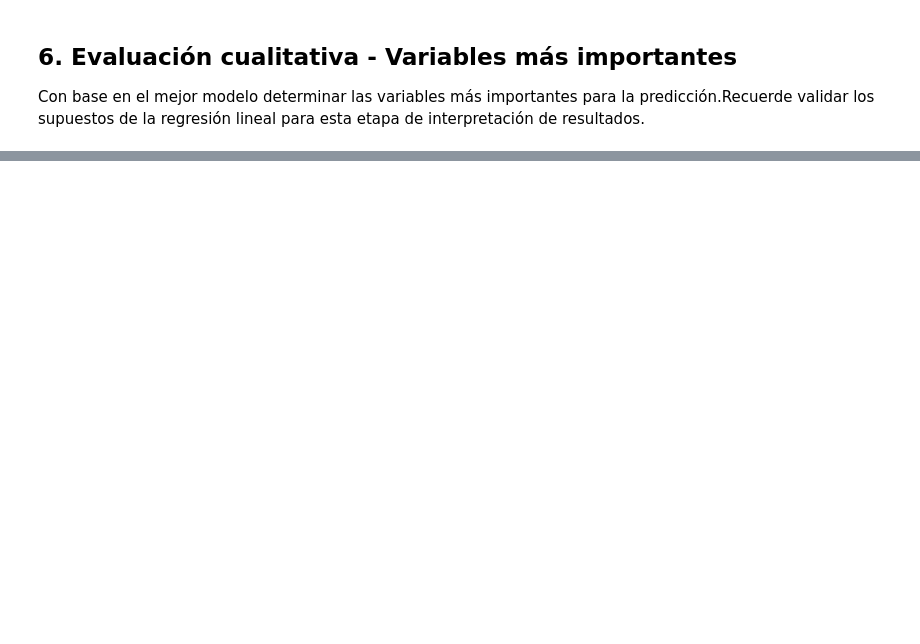
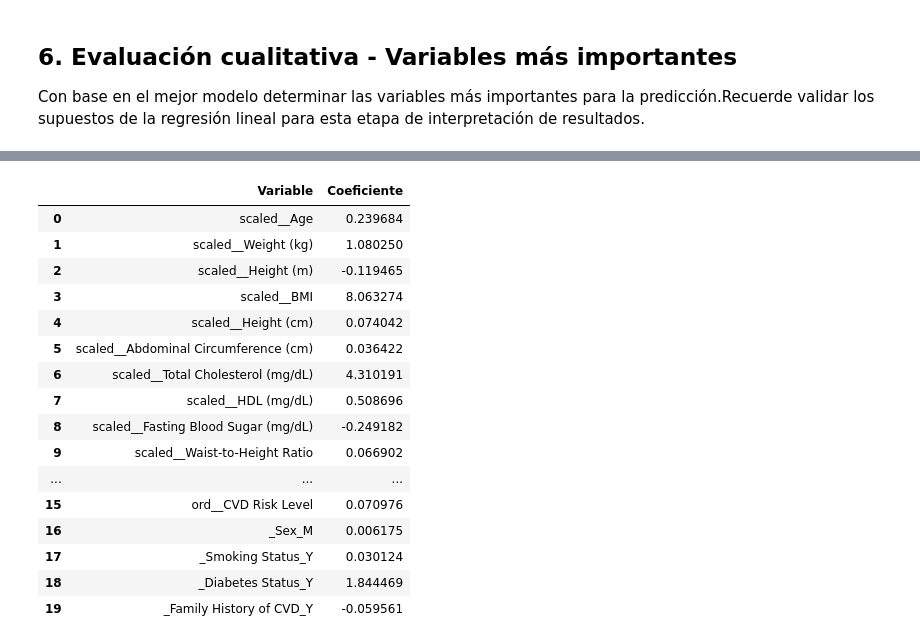
Before and after one commit to lfelipesales/Laboratorios-AprendizajeDeMaquina, a Jupyter notebook: LAB1/Laboratorio1.ipynb, the cells around one changed output, grey strips where cells are left out. Saved outputs shown, nothing was run; the diff lists cells and outputs as text; code cells hidden in the pictures; blank space fills up the shorter version.

```diff
--- a/LAB1/Laboratorio1.ipynb
+++ b/LAB1/Laboratorio1.ipynb
@@ -243,3 +238,13 @@ print(f"Duplicados eliminados: {antes - despues} (quedan {despues})")
 # %% [output]
 Duplicados eliminados: 263 (quedan 1376)
+# %%
+
+Q1 = df["CVD Risk Score"].quantile(0.05)
+Q3 = df["CVD Risk Score"].quantile(0.90)
+IQR = Q3 - Q1
+
+lower = Q1 - 1.5 * IQR
+upper = Q3 + 1.5 * IQR
+
+df = df[(df["CVD Risk Score"] >= lower) & (df["CVD Risk Score"] <= upper)]
 # %%
@@ -545,10 +743,2 @@ Con base en el mejor modelo determinar las variables más importantes para la pr
 # %%
-pipeline_regresion = Pipeline(steps=[
-    ("dropper", dropper),
-    # Nota: NO quitamos duplicados dentro del pipeline porque elimina filas y desalinearía X/y.
-    # Si quieres quitar duplicados, hazlo antes del train_test_split sobre el dataframe completo.
-    # ("dup_dropper", dup_dropper),
-    ("imputar colesterol", chol_imputer),
-    ("imputar waist-to-height ratio", waist_height_imputer),
-    ("preprocessor", preprocessor),
-])
+print("Intercepto:", Modelo.intercept_)
@@ -621,0 +759,29 @@ display(Xt_test_df.head())
+# %%
+feature_names = pipeline_regresion.named_steps["preprocessor"].get_feature_names_out()
+feature_names = [
+    name.replace("num_", "").replace("cat_", "")
+    for name in feature_names
+]
+coef_df = pd.DataFrame({
+    "Variable": feature_names,
+    "Coeficiente": Modelo.coef_
+})
+coef_df
+# %% [output]
+|  | Variable | Coeficiente |
+| 0 | scaled__Age | 0.239684 |
+| 1 | scaled__Weight (kg) | 1.080250 |
+| 2 | scaled__Height (m) | -0.119465 |
+| 3 | scaled__BMI | 8.063274 |
+| 4 | scaled__Height (cm) | 0.074042 |
+| 5 | scaled__Abdominal Circumference (cm) | 0.036422 |
+| 6 | scaled__Total Cholesterol (mg/dL) | 4.310191 |
+| 7 | scaled__HDL (mg/dL) | 0.508696 |
+| 8 | scaled__Fasting Blood Sugar (mg/dL) | -0.249182 |
+| 9 | scaled__Waist-to-Height Ratio | 0.066902 |
+| ... | ... | ... |
+| 15 | ord__CVD Risk Level | 0.070976 |
+| 16 | _Sex_M | 0.006175 |
+| 17 | _Smoking Status_Y | 0.030124 |
+| 18 | _Diabetes Status_Y | 1.844469 |
+| 19 | _Family History of CVD_Y | -0.059561 |
```
Also changed, not shown: parts of 62 cells of this notebook, 9 other files.
